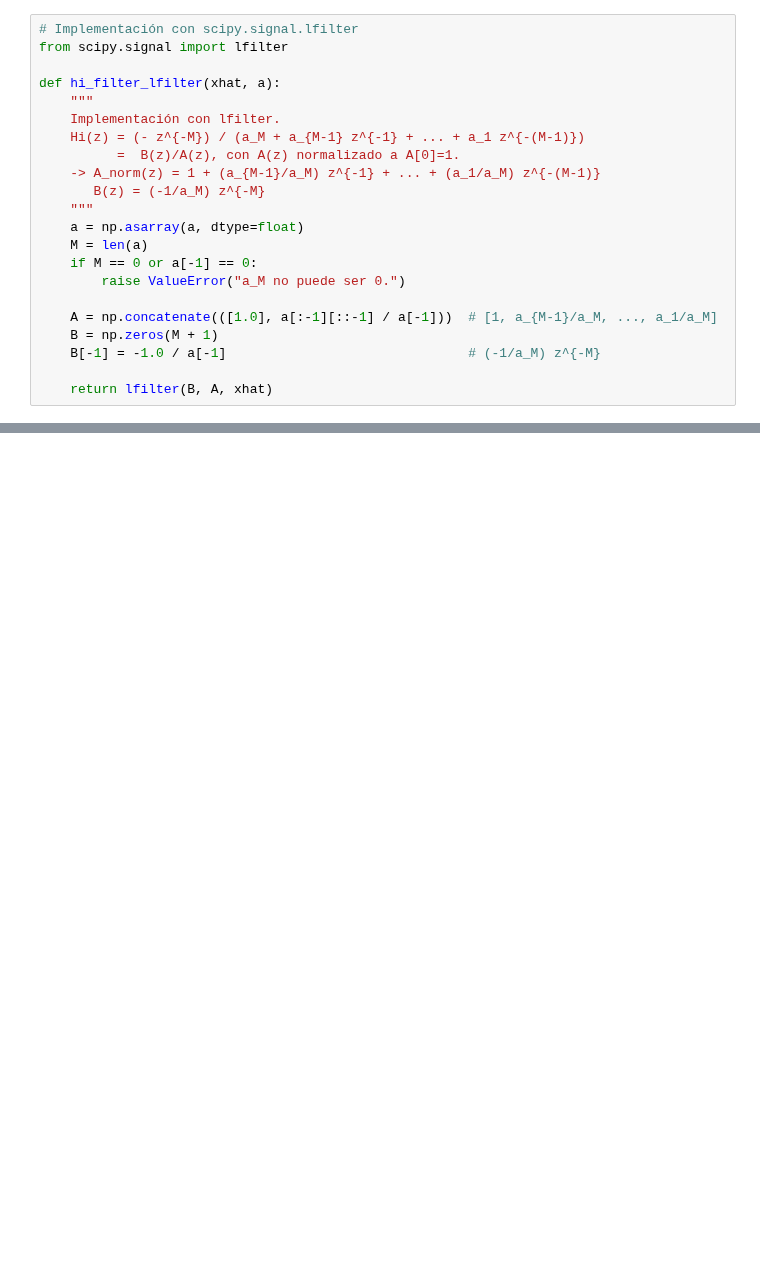
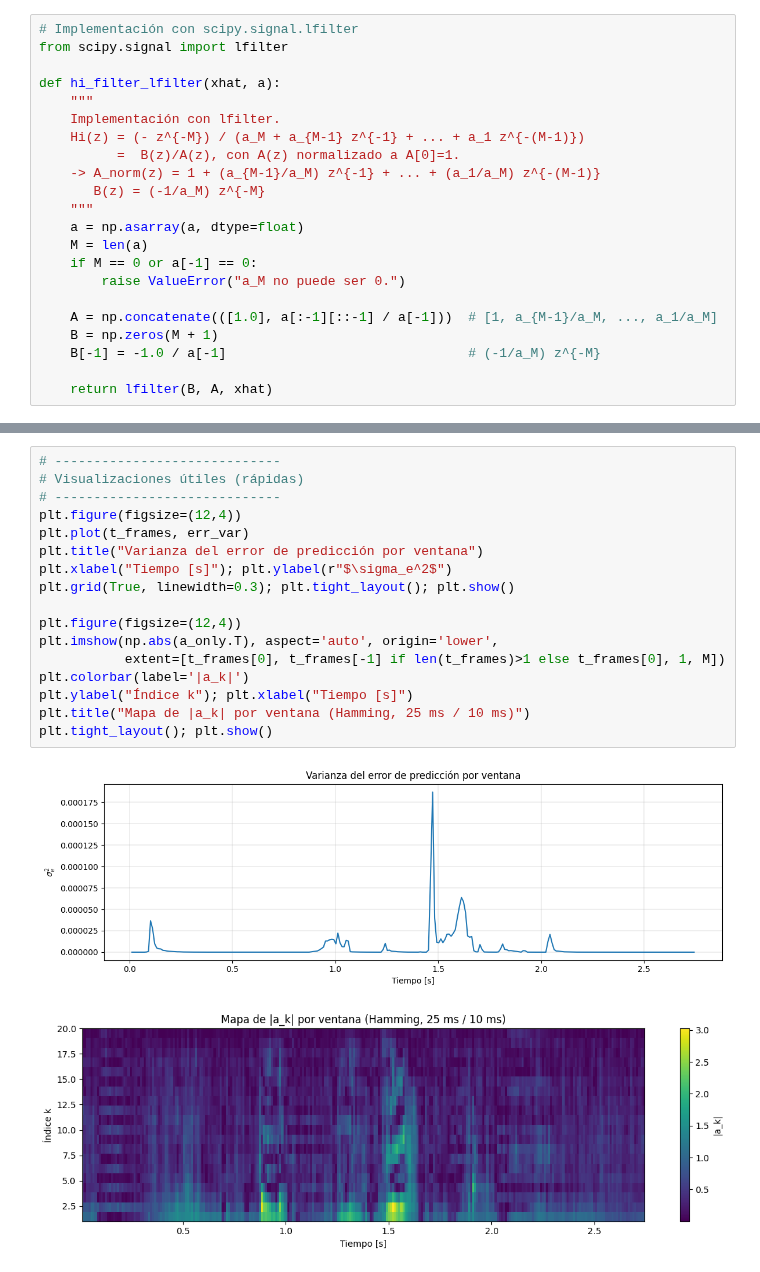
Before and after one commit to emiliano-ipa/AST1-CEIA-UBA-TP2, a Jupyter notebook: AST1_CEIA_UBA_TP2.ipynb, the cells around one changed output, grey strips where cells are left out. Cells and saved outputs as stored; diff of their text form; blank space fills up the shorter version.

```diff
--- a/AST1_CEIA_UBA_TP2.ipynb
+++ b/AST1_CEIA_UBA_TP2.ipynb
@@ -901,0 +1132,20 @@ yhat_lf  = hi_filter_lfilter(xhat, a)
+# %%
+# -----------------------------
+# Visualizaciones útiles (rápidas)
+# -----------------------------
+plt.figure(figsize=(12,4))
+plt.plot(t_frames, err_var)
+plt.title("Varianza del error de predicción por ventana")
+plt.xlabel("Tiempo [s]"); plt.ylabel(r"$\sigma_e^2$")
+plt.grid(True, linewidth=0.3); plt.tight_layout(); plt.show()
+
+plt.figure(figsize=(12,4))
+plt.imshow(np.abs(a_only.T), aspect='auto', origin='lower',
+           extent=[t_frames[0], t_frames[-1] if len(t_frames)>1 else t_frames[0], 1, M])
+plt.colorbar(label='|a_k|')
+plt.ylabel("Índice k"); plt.xlabel("Tiempo [s]")
+plt.title("Mapa de |a_k| por ventana (Hamming, 25 ms / 10 ms)")
+plt.tight_layout(); plt.show()
+# %% [output]
+[figure, added]
+[figure, added]
```
Also changed, not shown: parts of 35 cells of this notebook.
